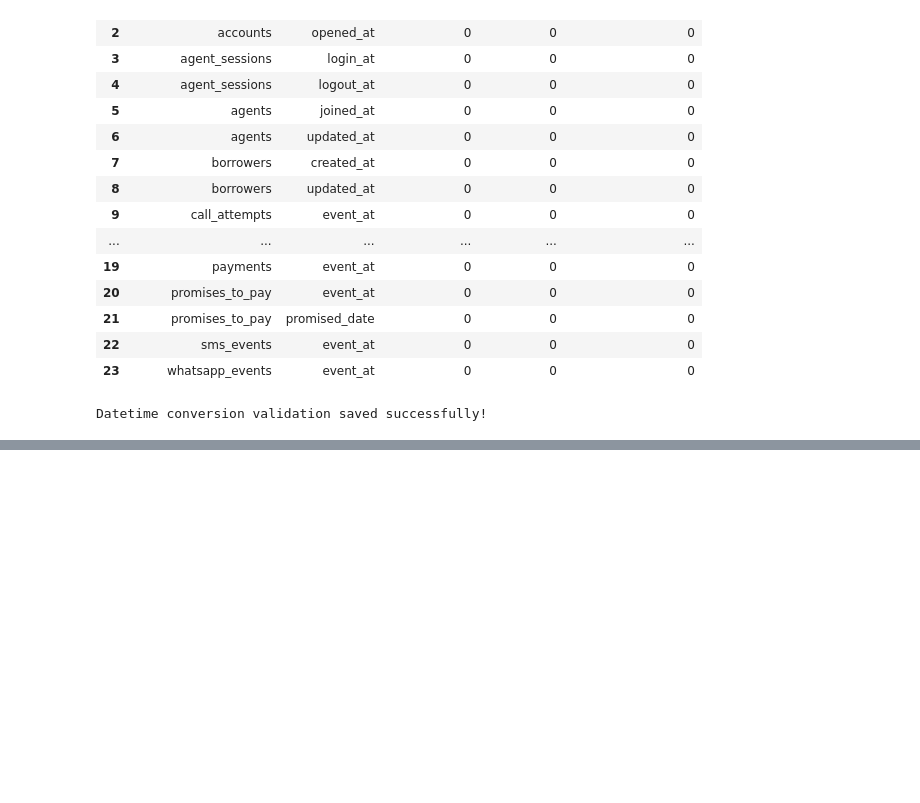
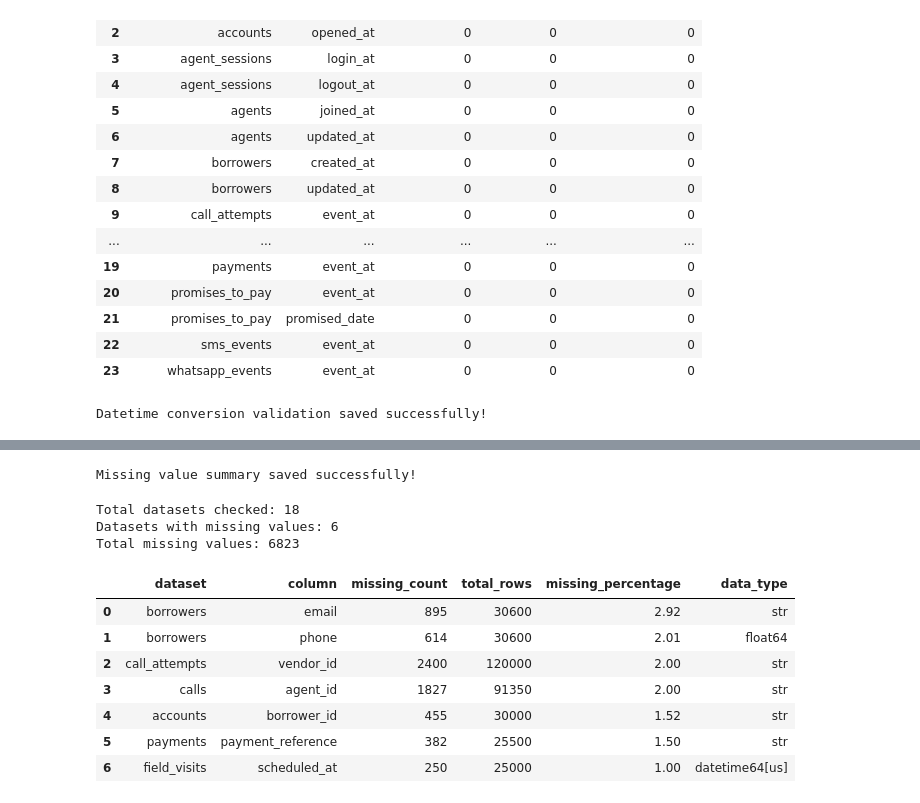
Before and after one commit to Rohit3435/Data_Analyst_Assignment, a Jupyter notebook: Data_Analyst_Project.ipynb, the cells around one changed output, grey strips where cells are left out. Cells and saved outputs as stored; diff of their text form; code cells hidden in the pictures; blank space fills up the shorter version.

```diff
--- a/Data_Analyst_Project.ipynb
+++ b/Data_Analyst_Project.ipynb
@@ -771,0 +895,58 @@ Datetime conversion validation saved successfully!
+# %%
+os.makedirs("output/data_quality", exist_ok=True)
+
+missing_summary_by_dataset.to_csv(
+    "output/data_quality/missing_summary_by_dataset.csv",
+    index=False
+)
+
+print("Missing value summary saved successfully!")
+# %% [output]
+Missing value summary saved successfully!
+# %%
+print("Total datasets checked:", len(data))
+print("Datasets with missing values:", (missing_summary_by_dataset["total_missing_values"] > 0).sum())
+print("Total missing values:", missing_summary_by_dataset["total_missing_values"].sum())
+# %% [output]
+Total datasets checked: 18
+Datasets with missing values: 6
+Total missing values: 6823
+# %%
+missing_detail_rows = []
+
+for dataset_name, df in data.items():
+    for column in df.columns:
+        missing_count = df[column].isna().sum()
+
+        if missing_count > 0:
+            missing_percentage = round(
+                (missing_count / len(df)) * 100,
+                2
+            )
+
+            missing_detail_rows.append({
+                "dataset": dataset_name,
+                "column": column,
+                "missing_count": missing_count,
+                "total_rows": len(df),
+                "missing_percentage": missing_percentage,
+                "data_type": str(df[column].dtype)
+            })
+
+missing_detail_df = pd.DataFrame(missing_detail_rows)
+
+missing_detail_df = missing_detail_df.sort_values(
+    by="missing_percentage",
+    ascending=False
+).reset_index(drop=True)
+
+missing_detail_df
+# %% [output]
+|  | dataset | column | missing_count | total_rows | missing_percentage | data_type |
+| 0 | borrowers | email | 895 | 30600 | 2.92 | str |
+| 1 | borrowers | phone | 614 | 30600 | 2.01 | float64 |
+| 2 | call_attempts | vendor_id | 2400 | 120000 | 2.00 | str |
+| 3 | calls | agent_id | 1827 | 91350 | 2.00 | str |
+| 4 | accounts | borrower_id | 455 | 30000 | 1.52 | str |
+| 5 | payments | payment_reference | 382 | 25500 | 1.50 | str |
+| 6 | field_visits | scheduled_at | 250 | 25000 | 1.00 | datetime64[us] |
```
Also changed, not shown: parts of 6 cells of this notebook, 1 other file.
